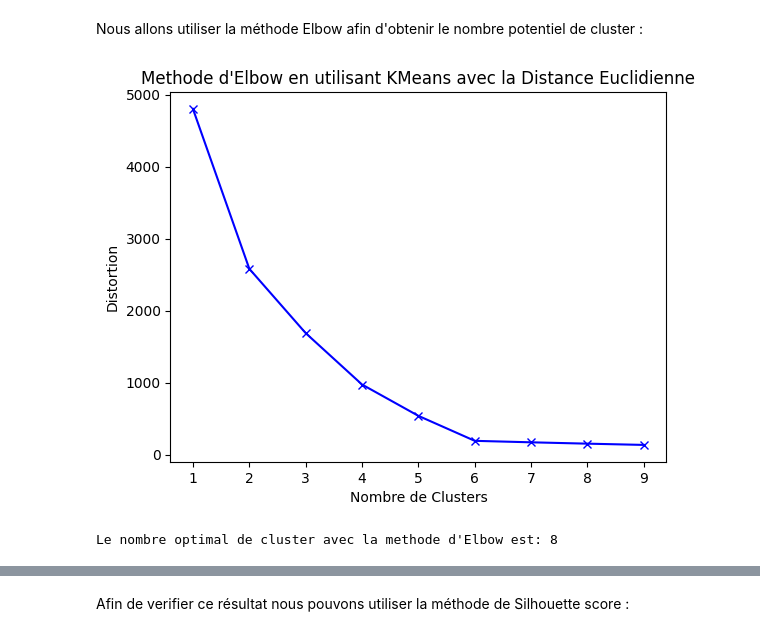
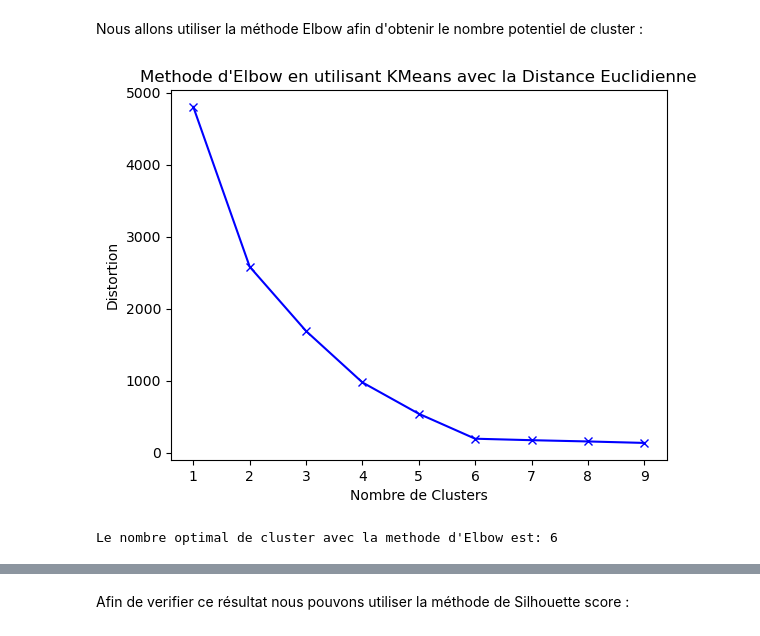
Before and after one commit to MTheboul/ML_Unsupervised_Learning_and_Agents, a Jupyter notebook: Exercise 3/exercise_3.ipynb, the cells around one changed output, grey strips where cells are left out. Saved outputs shown, nothing was run; the diff lists cells and outputs as text; code cells hidden in the pictures.

```diff
--- a/Exercise 3/exercise_3.ipynb
+++ b/Exercise 3/exercise_3.ipynb
@@ -12,24 +12,24 @@ Nous allons utiliser la méthode Elbow afin d'obtenir le nombre potentiel de clu
 # %%
 scaler = StandardScaler()
 data_scaled = scaler.fit_transform(data)
 
 distortions = []
 K = range(1, 10)
 for k in K:
     kmeanModel = KMeans(n_clusters=k, init="k-means++", random_state=42)
     kmeanModel.fit(data_scaled)
     distortions.append(kmeanModel.inertia_)
 
 plt.plot(K, distortions, 'bx-')
 plt.xlabel('Nombre de Clusters')
 plt.ylabel('Distortion')
 plt.title("Methode d'Elbow en utilisant KMeans avec la Distance Euclidienne")
 plt.show()
 
 slope = np.diff(distortions)
 
-elbow_point = np.argmax(slope) + 1
+elbow_point = np.argmax(slope)
 print("Le nombre optimal de cluster avec la methode d'Elbow est:", elbow_point)
 # %% [output]
-[figure, old version]
+[figure, new version]
-Le nombre optimal de cluster avec la methode d'Elbow est: 8
+Le nombre optimal de cluster avec la methode d'Elbow est: 6
```
Also changed, not shown: parts of 6 cells of this notebook.
